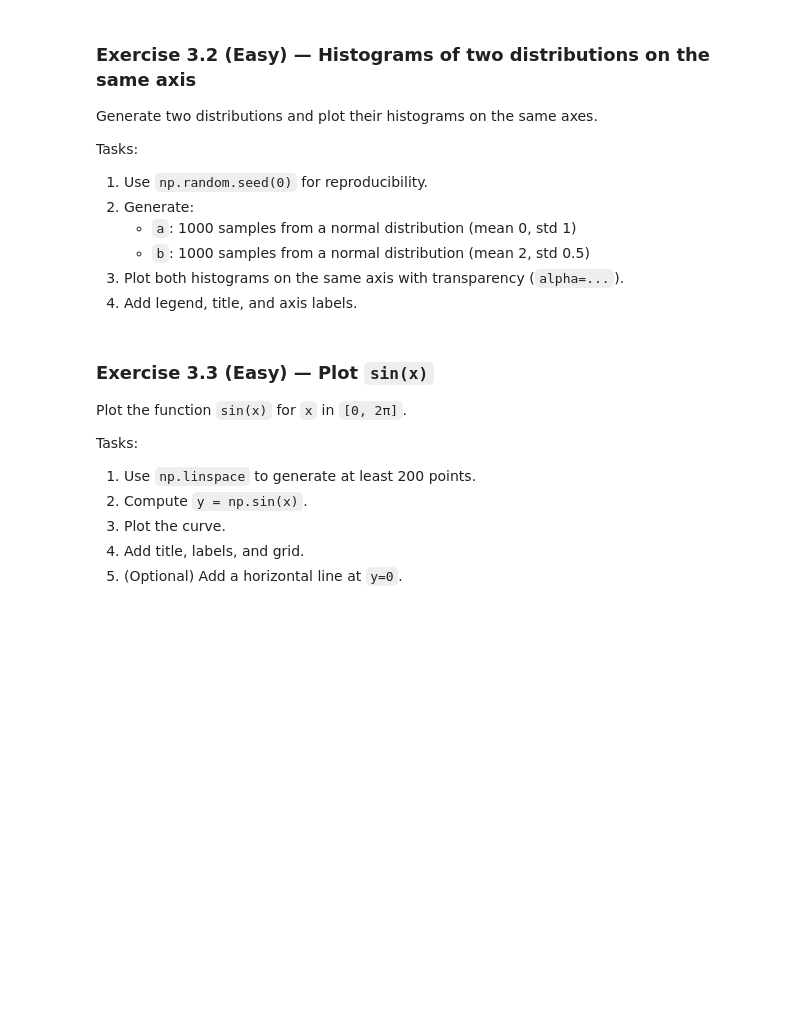
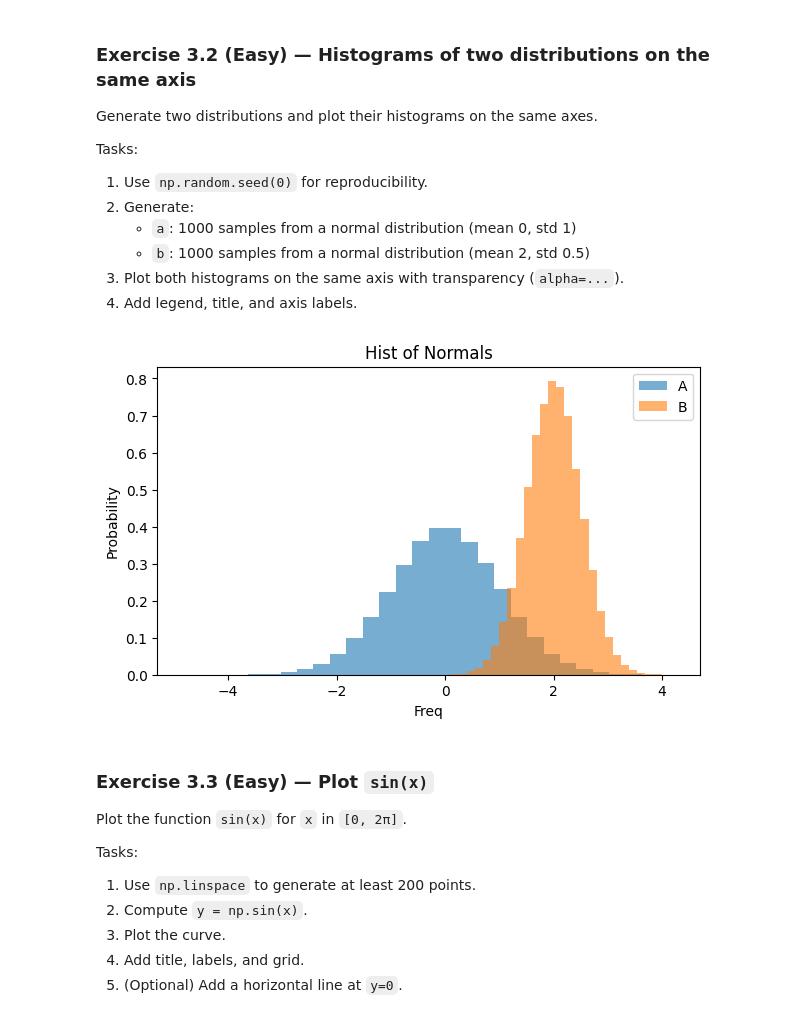
Before and after one commit to caroccialberto/Python2026, a Jupyter notebook: at_home_26_02_python_exercises_notebook.ipynb, the cells around one changed output. Drawn from its saved outputs; the diff is of its cells as text; code cells hidden in the pictures; blank space fills up the shorter version.

```diff
--- a/at_home_26_02_python_exercises_notebook.ipynb
+++ b/at_home_26_02_python_exercises_notebook.ipynb
@@ -440,24 +440,27 @@ Tasks:
 # %%
 import numpy as np
 import matplotlib.pyplot as plt
 
 # TODO: set seed and generate the two distributions
-# np.random.seed(0)
-a = None
-b = None
+np.random.seed(0)
+n = 100000
+a = np.random.normal(size = n)
+b = np.random.normal(loc = 2, scale = 0.5, size = n)
 
 plt.figure(figsize=(7, 4))
 
 # TODO: plot both histograms on the same axis
-# plt.hist(a, bins=30, alpha=0.6, label="A")
-# plt.hist(b, bins=30, alpha=0.6, label="B")
+plt.hist(a, bins=30, density= True, alpha=0.6, label="A")
+plt.hist(b, bins=30, density= True, alpha=0.6, label="B")
 
 # TODO: formatting
-# plt.legend()
-# plt.title(...)
-# plt.xlabel(...)
-# plt.ylabel(...)
-# plt.show()
+plt.legend()
+plt.title("Hist of Normals")
+plt.xlabel("Freq")
+plt.ylabel("Probability")
+plt.show()
+# %% [output]
+[figure, added]
 # %% [markdown]
 ### Exercise 3.3 (Easy) — Plot `sin(x)`
 
```
Also changed, not shown: parts of 3 cells of this notebook.
